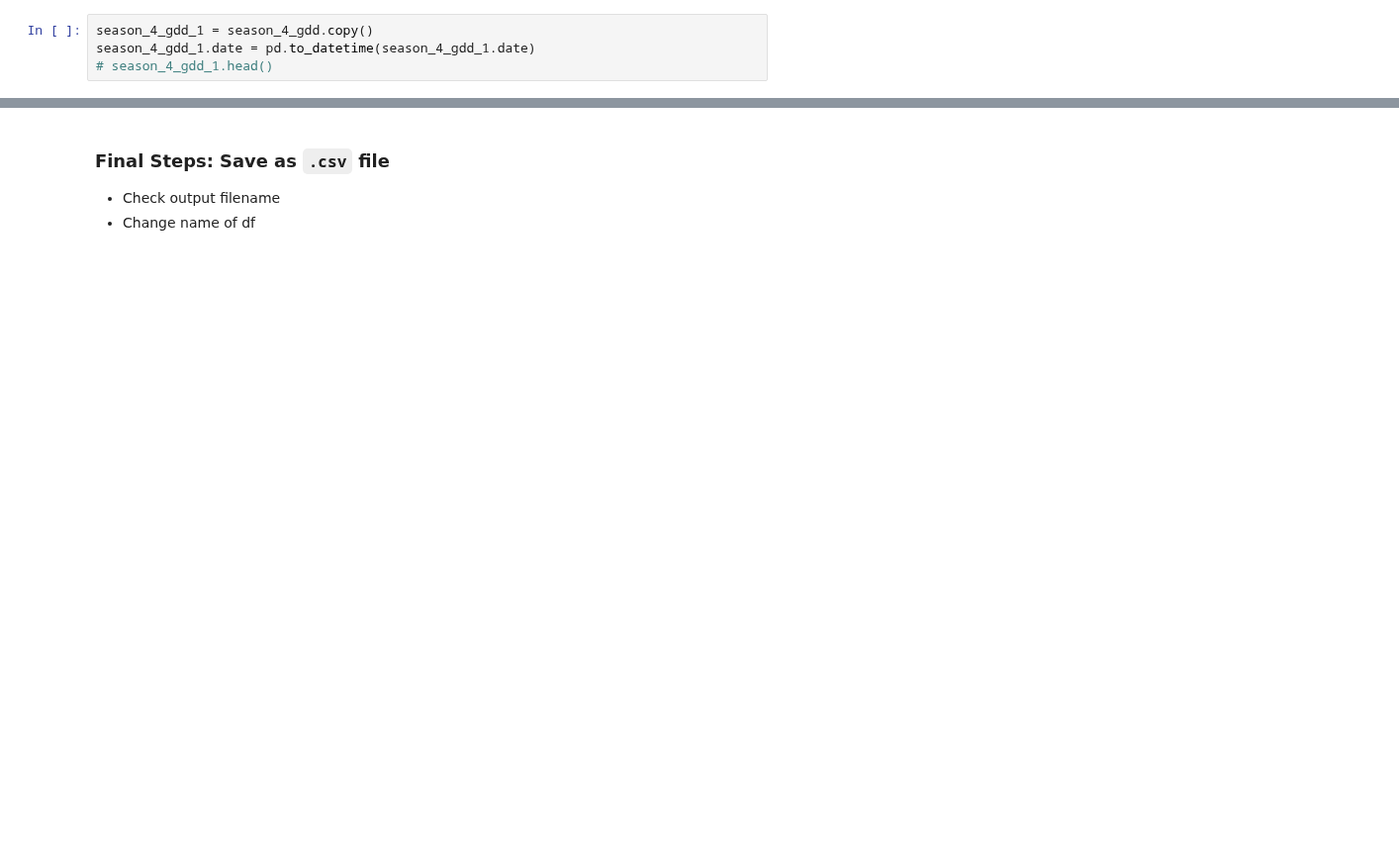
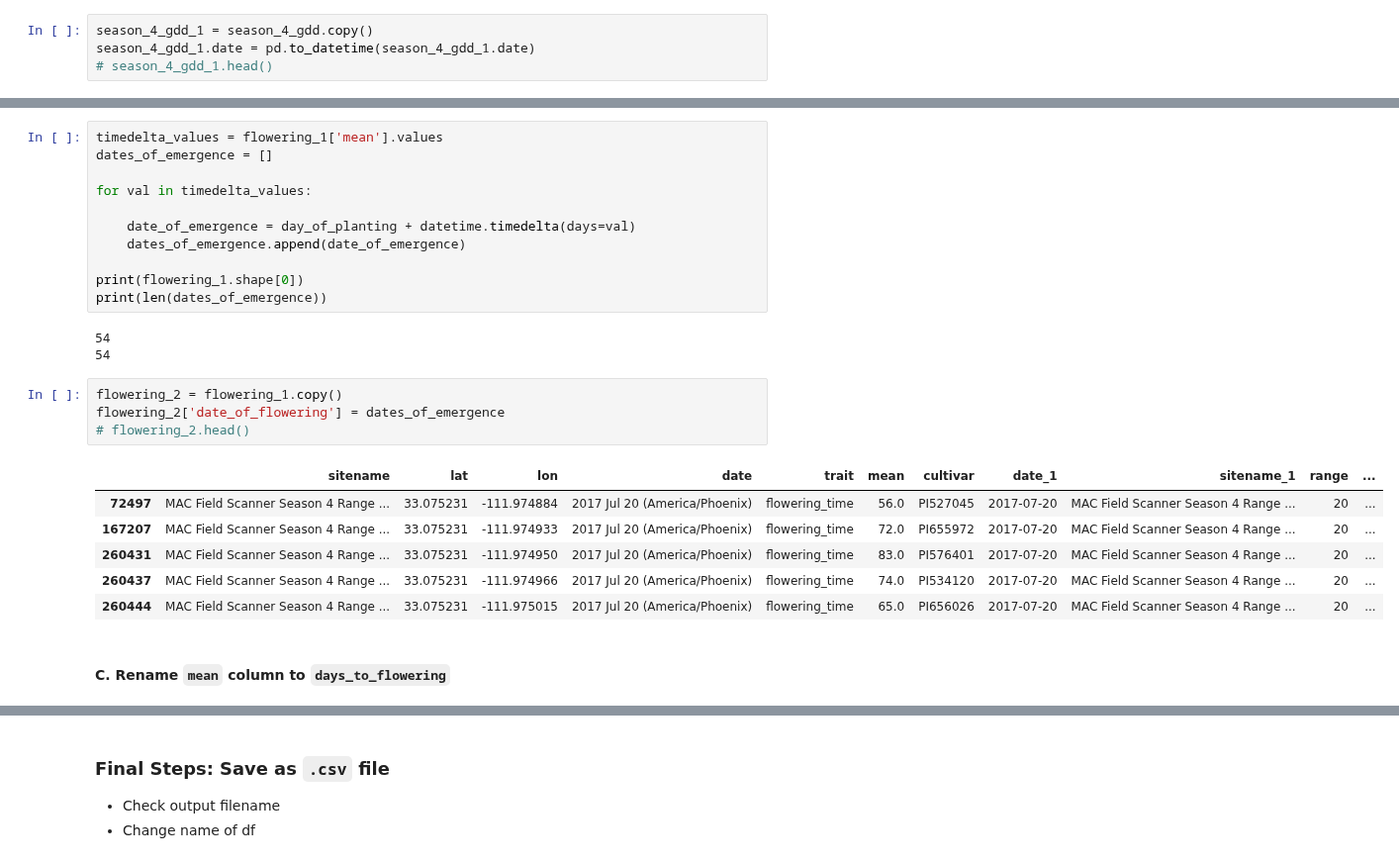
Before and after one commit to genophenoenvo/terraref-datasets, a Jupyter notebook: notebooks/gdd_values_season_4.ipynb, the cells around one changed output, grey strips where cells are left out. Shown at 99% size. Cells and saved outputs as stored; diff of their text form; blank space fills up the shorter version.

```diff
--- a/notebooks/gdd_values_season_4.ipynb
+++ b/notebooks/gdd_values_season_4.ipynb
@@ -144,0 +287,27 @@ flag_leaf_7 = flag_leaf_6.rename({'date_1': 'date', 'sitename_1': 'sitename', 'm
+# %%
+timedelta_values = flowering_1['mean'].values
+dates_of_emergence = []
+
+for val in timedelta_values:
+
+    date_of_emergence = day_of_planting + datetime.timedelta(days=val)
+    dates_of_emergence.append(date_of_emergence)
+
+print(flowering_1.shape[0])
+print(len(dates_of_emergence))
+# %% [output]
+54
+54
+# %%
+flowering_2 = flowering_1.copy()
+flowering_2['date_of_flowering'] = dates_of_emergence
+# flowering_2.head()
+# %% [output]
+|  | sitename | lat | lon | date | trait | mean | cultivar | date_1 | sitename_1 | range | ... |
+| 72497 | MAC Field Scanner Season 4 Range ... | 33.075231 | -111.974884 | 2017 Jul 20 (America/Phoenix) | flowering_time | 56.0 | PI527045 | 2017-07-20 | MAC Field Scanner Season 4 Range ... | 20 | ... |
+| 167207 | MAC Field Scanner Season 4 Range ... | 33.075231 | -111.974933 | 2017 Jul 20 (America/Phoenix) | flowering_time | 72.0 | PI655972 | 2017-07-20 | MAC Field Scanner Season 4 Range ... | 20 | ... |
+| 260431 | MAC Field Scanner Season 4 Range ... | 33.075231 | -111.974950 | 2017 Jul 20 (America/Phoenix) | flowering_time | 83.0 | PI576401 | 2017-07-20 | MAC Field Scanner Season 4 Range ... | 20 | ... |
+| 260437 | MAC Field Scanner Season 4 Range ... | 33.075231 | -111.974966 | 2017 Jul 20 (America/Phoenix) | flowering_time | 74.0 | PI534120 | 2017-07-20 | MAC Field Scanner Season 4 Range ... | 20 | ... |
+| 260444 | MAC Field Scanner Season 4 Range ... | 33.075231 | -111.975015 | 2017 Jul 20 (America/Phoenix) | flowering_time | 65.0 | PI656026 | 2017-07-20 | MAC Field Scanner Season 4 Range ... | 20 | ... |
+# %% [markdown]
+#### C. Rename `mean` column to `days_to_flowering`
```
Also changed, not shown: parts of 55 cells of this notebook.
